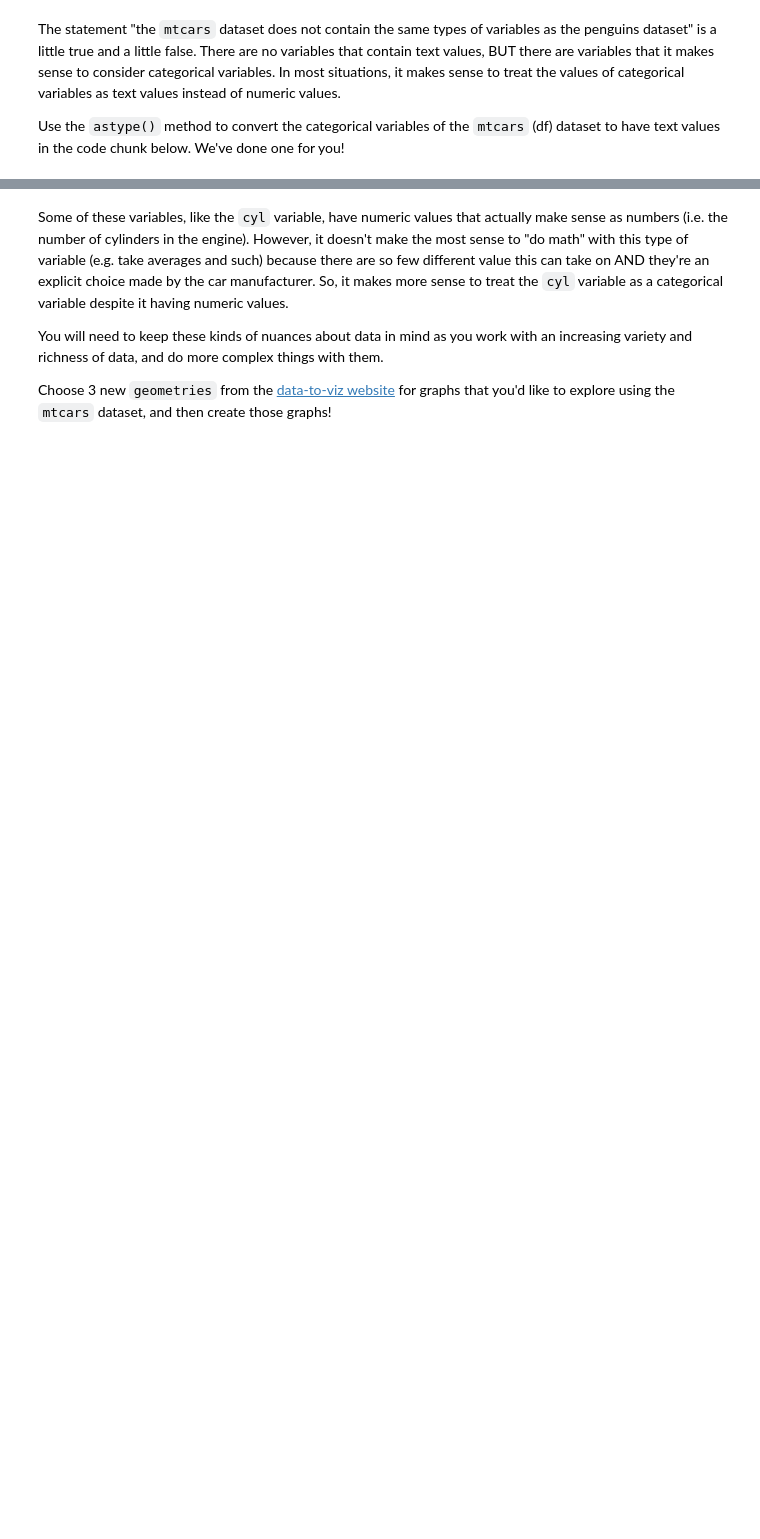
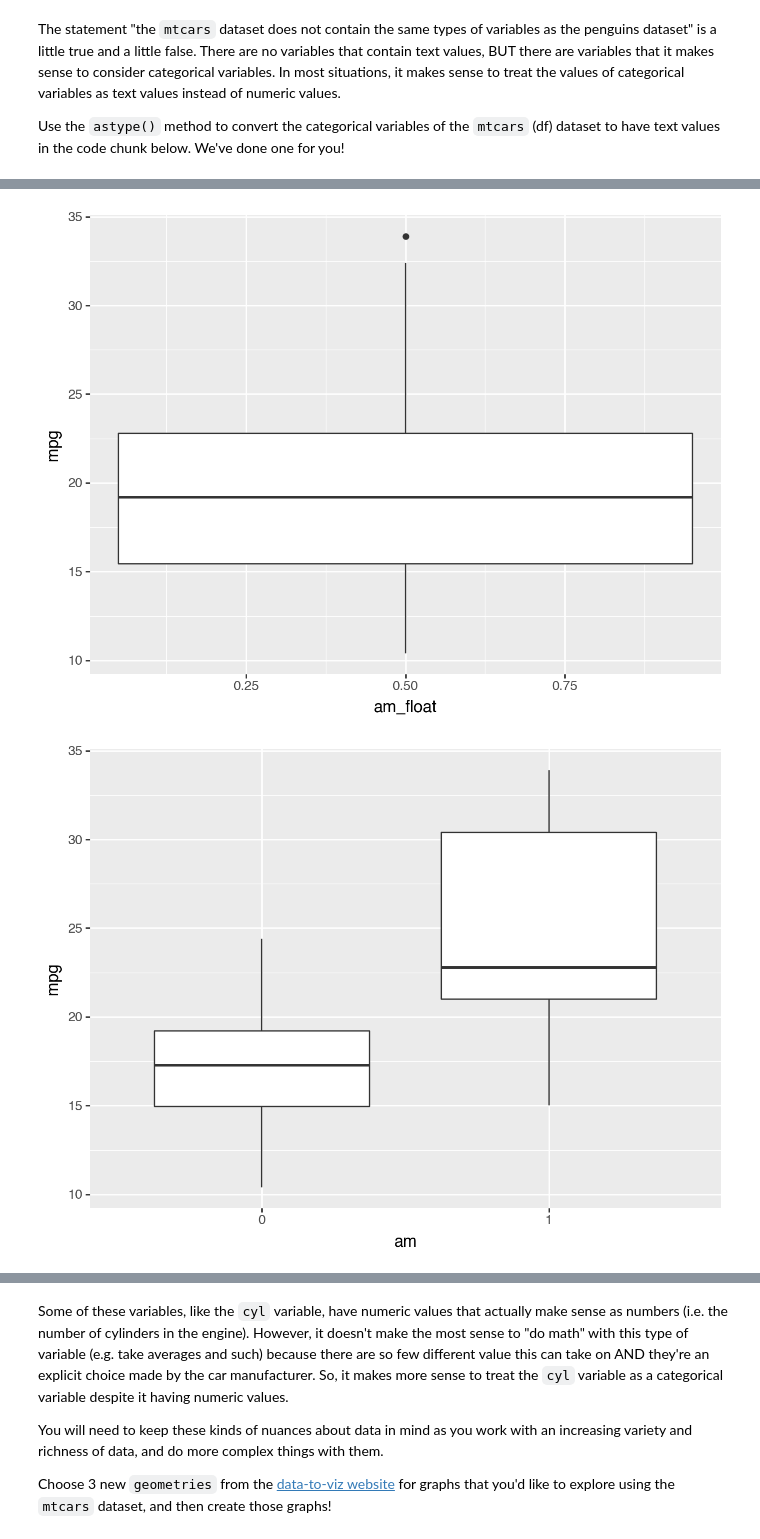
Before and after one commit to BLauf/GSB-544, a Jupyter notebook: practice_activities/03_data_vis/Introduction_to_Data_Viz_Using_mtcars_Dataset.ipynb, the cells around one changed output, grey strips where cells are left out. Saved outputs shown, nothing was run; the diff lists cells and outputs as text; code cells hidden in the pictures; blank space fills up the shorter version.

```diff
--- a/practice_activities/03_data_vis/Introduction_to_Data_Viz_Using_mtcars_Dataset.ipynb
+++ b/practice_activities/03_data_vis/Introduction_to_Data_Viz_Using_mtcars_Dataset.ipynb
@@ -20,5 +42,9 @@ Use the `astype()` method to convert the categorical variables of the `mtcars` (
 df["am"] = df["am"].astype(str)
 
 # Convert the other variables below
+df["vs"] = df["vs"].astype(str)
+df["gear"] = df["gear"].astype(str)
+df["carb"] = df["carb"].astype(str)
+df["cyl"] = df["cyl"].astype(str)
 # %% [markdown]
 If you print out your new dataset, is it clear that the variables have been converted to text values? If so, how can you tell?
@@ -34,0 +59,24 @@ It should also be clear by how `plotnine` treats these variables.
+# %%
+# Create plot for (1) here
+#boxplot of mpg variable by different am variables
+
+#plot with am as str
+plot1 = (p9.ggplot(data=df,
+           mapping=p9.aes(x='am',
+                          y='mpg'))
+    + p9.geom_boxplot()
+
+)
+plot1
+#plot with am as float
+df["am_float"] = df["am"].astype(float)
+(p9.ggplot(data=df,
+           mapping=p9.aes(x='am_float',
+                          y='mpg'))
+    + p9.geom_boxplot()
+)
+#difference is when str, the values are not connected and there is 2 individual box plots for 0 and 1
+#this plot makes more sense than having am as a float variable
+# %% [output]
+[figure, added]
+[figure, added]
```
Also changed, not shown: parts of 11 cells of this notebook, 13 other files.
